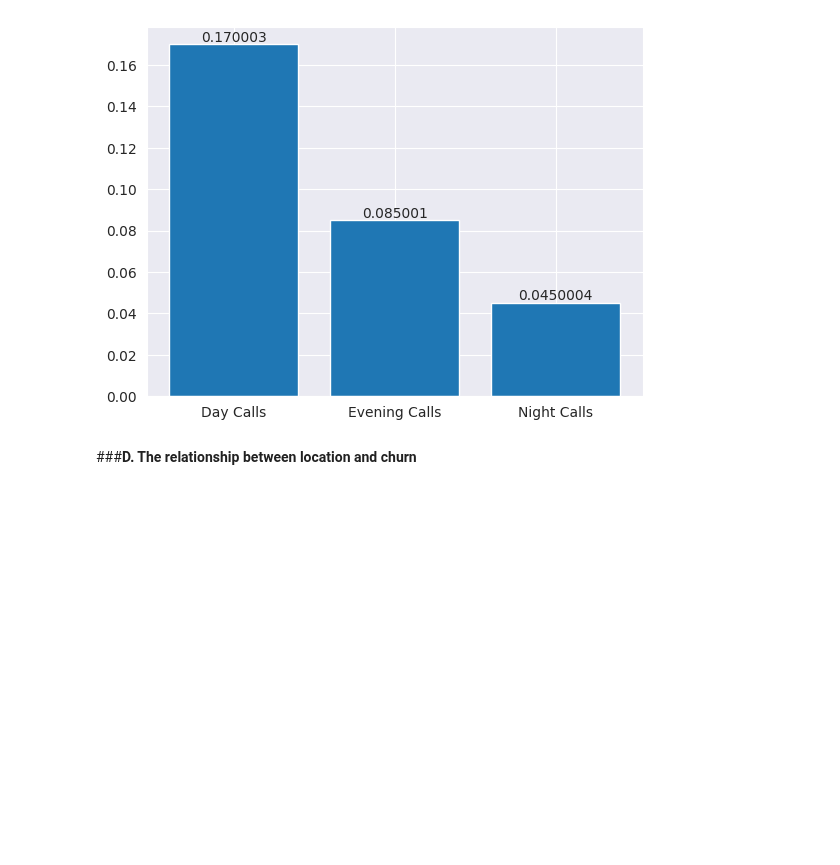
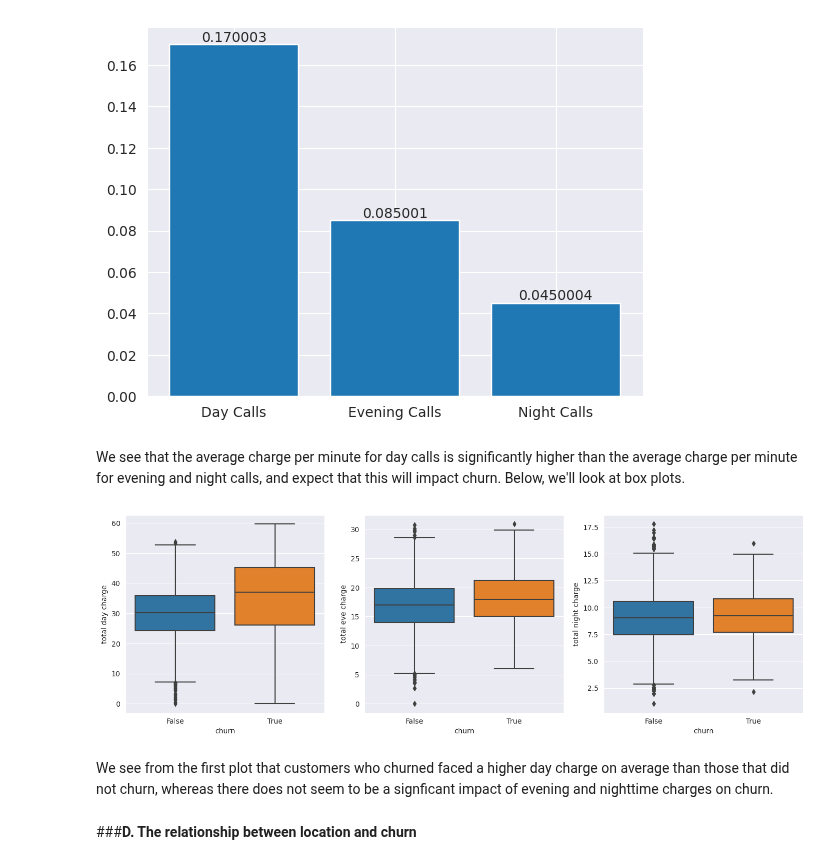
Before and after one commit to bmjaron/phase_3_project, a Jupyter notebook: Untitled1.ipynb, the cells around one changed output. Saved outputs shown, nothing was run; the diff lists cells and outputs as text; code cells hidden in the pictures; blank space fills up the shorter version.

```diff
--- a/Untitled1.ipynb
+++ b/Untitled1.ipynb
@@ -210,11 +211,17 @@ ax.bar_label(cpm_plot)
 plt.show()
 # %% [output]
 [figure]
+# %% [markdown]
+We see that the average charge per minute for day calls is significantly higher than the average charge per minute for evening and night calls, and expect that this will impact churn. Below, we'll look at box plots.
 # %%
 fig, axes = plt.subplots(1,3,figsize=(17,5))
 
-for n, feature in enumerate(times):
-  sns.boxplot(x=['Day Calls', 'Evenin'], y=df2[f'total {feature}'], ax=axes[n])
+for n, time in enumerate(times):
+  sns.boxplot(x=df['churn'], y=df2[f'total {time} charge'], ax=axes[n])
+# %% [output]
+[figure, added]
+# %% [markdown]
+We see from the first plot that customers who churned faced a higher day charge on average than those that did not churn, whereas there does not seem to be a signficant impact of evening and nighttime charges on churn.
 # %% [markdown]
 ###**D. The relationship between location and churn**
 # %% [markdown]
```
Also changed, not shown: parts of 8 cells of this notebook.
